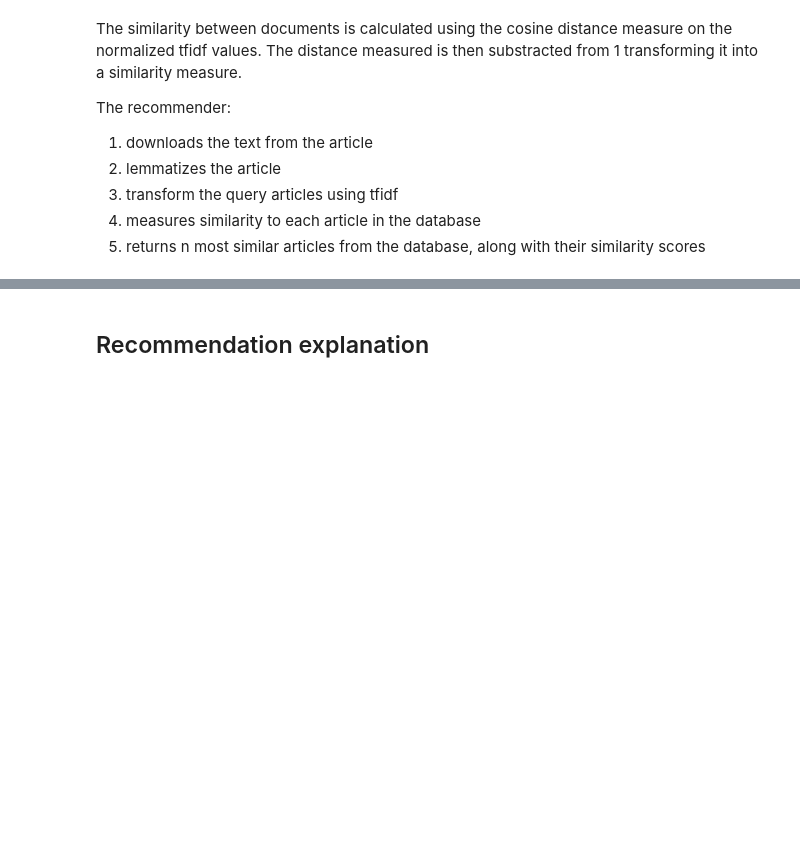
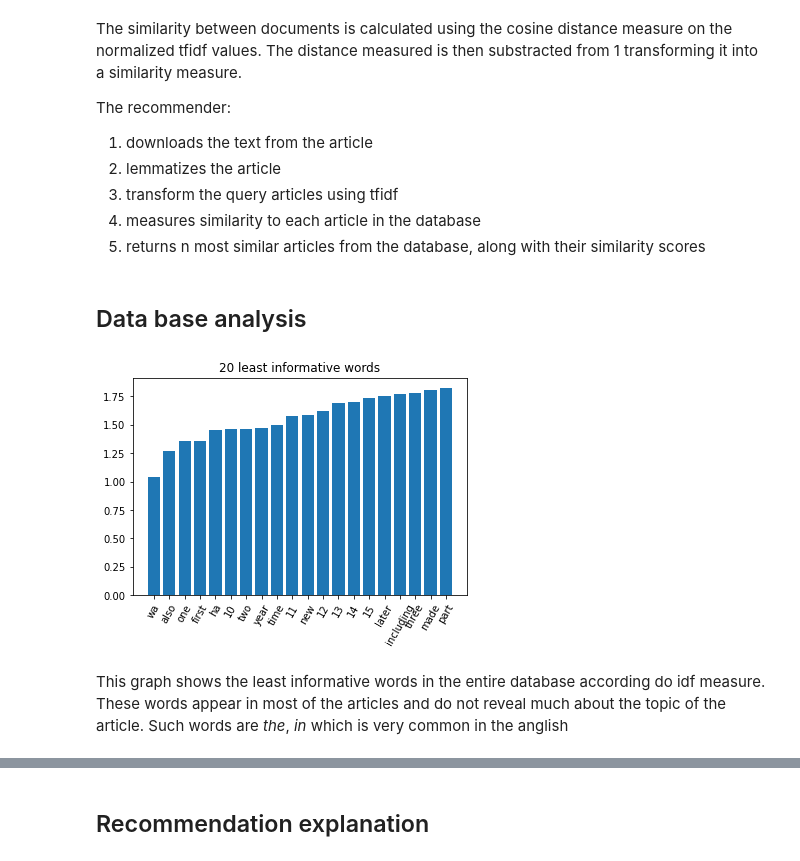
Before and after one commit to lucapl/Wiki-Scrapin, a Jupyter notebook: report.ipynb, the cells around one changed output, grey strips where cells are left out. Saved outputs shown, nothing was run; the diff lists cells and outputs as text; code cells hidden in the pictures; blank space fills up the shorter version.

```diff
--- a/report.ipynb
+++ b/report.ipynb
@@ -93,3 +93,28 @@ def recommend_articles(df,tfidf,queries,n=3):
         recommended[query] = (values[:n])
 
     return recommended
+# %% [markdown]
+## Data base analysis
+# %%
+from src.wiki_scraper.functions.utils import *
+from src.wiki_scraper.functions.recommender import *
+
+articles = read_csv(".\\data\\articles.csv")
+df,tfidf = fit_articles(articles)
+# %%
+%matplotlib inline
+import matplotlib.pyplot as plt
+import pandas as pd
+
+values = pd.Series(tfidf.idf_, index=tfidf.get_feature_names_out()).sort_values()[:20]
+x,y = values.index,values
+
+plt.bar(x,y)
+plt.xticks(rotation = 60)
+plt.title("20 least informative words")
+plt.show()
+# %% [output]
+[figure, added]
+# %% [markdown]
+This graph shows the least informative words in the entire database according do idf measure. These words appear in most of the articles and do not reveal much about the topic of the article.
+Such words are *the*, *in* which is very common in the anglish
```
Also changed, not shown: parts of 6 cells of this notebook, 1 other file.
